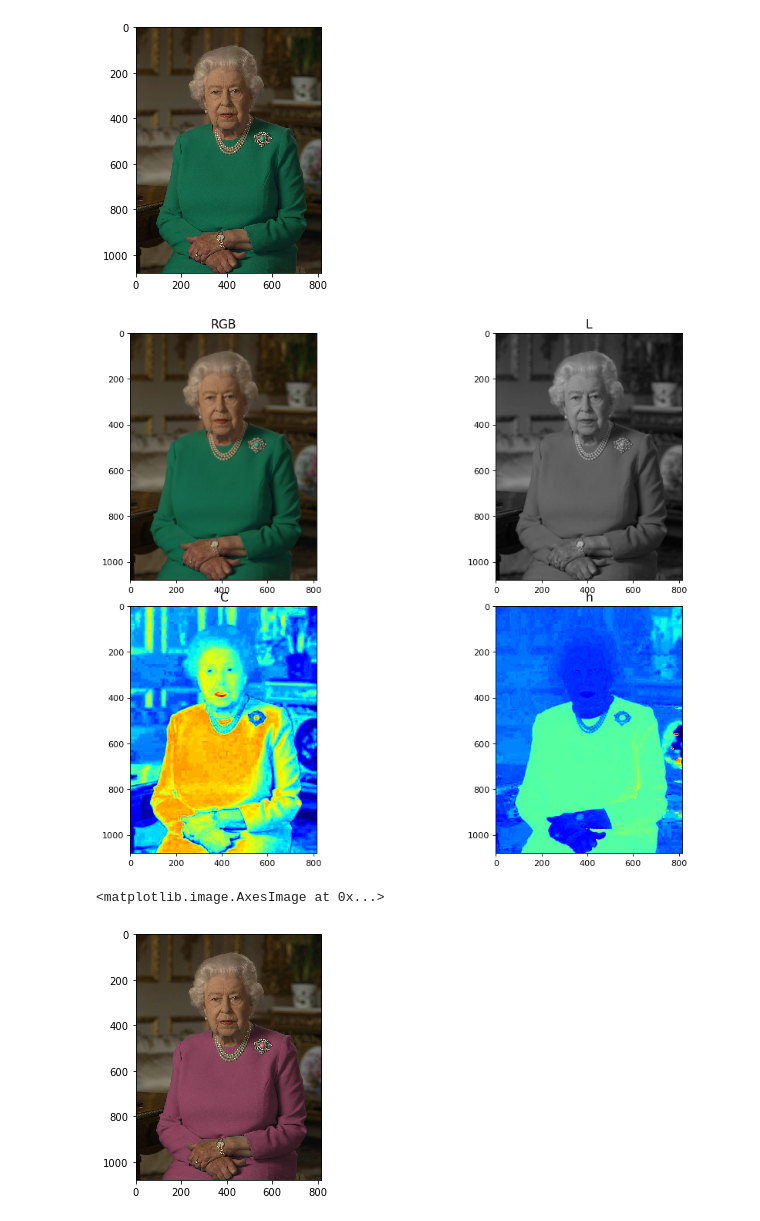
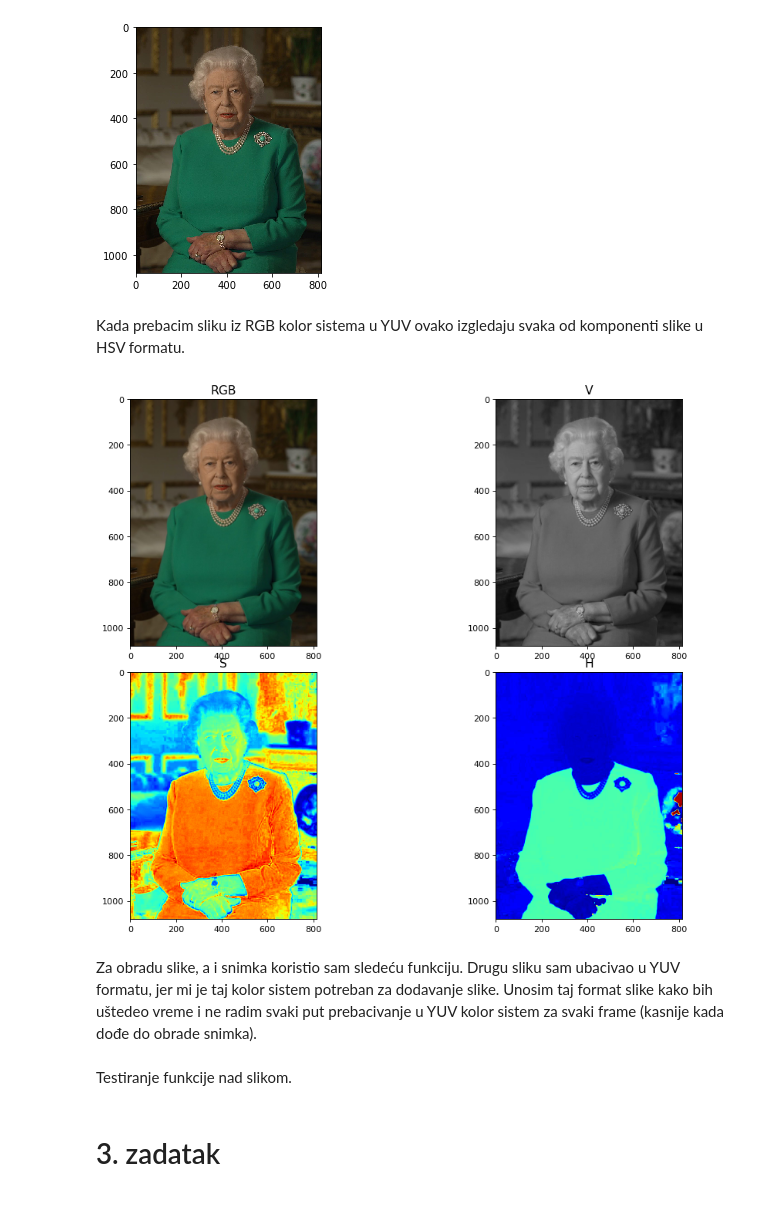
Before and after one commit to mmacura9/DOS_domaci1, a Jupyter notebook: domaci1_1.ipynb, the cells around one changed output. Cells and saved outputs as stored; diff of their text form; code cells hidden in the pictures.

```diff
--- a/domaci1_1.ipynb
+++ b/domaci1_1.ipynb
@@ -18,29 +26,60 @@ io.imshow(imgQueen)
 # %% [output]
 <matplotlib.image.AxesImage at 0x...>
 [figure]
+# %% [markdown]
+Kada prebacim sliku iz RGB kolor sistema u YUV ovako izgledaju svaka od komponenti slike u HSV formatu.
 # %%
-imgQueenLab = color.rgb2lab(imgQueen)
-
-imgQueenLCh = color.lab2lch(imgQueenLab)
-
+imgQueenHSV = color.rgb2hsv(imgQueen)
 fig, ax = plt.subplots(2, 2, figsize=(12,9), dpi=80);
 tight_layout();
 ax[0,0].imshow(imgQueen); ax[0,0].set_title('RGB', fontsize=14);
-ax[0,1].imshow(imgQueenLCh[:,:,0], vmin=np.min(imgQueenLCh[:,:,0]), vmax=np.max(imgQueenLCh[:,:,0]), cmap='gray'); ax[0,1].set_title('L', fontsize=14);
-ax[1,0].imshow(imgQueenLCh[:,:,1], vmin=np.min(imgQueenLCh[:,:,1]), vmax=np.max(imgQueenLCh[:,:,1]), cmap='jet'); ax[1,0].set_title('C', fontsize=14);
-ax[1,1].imshow(imgQueenLCh[:,:,2], vmin=0, vmax=2*pi, cmap='jet'); ax[1,1].set_title('h', fontsize=14);
+ax[0,1].imshow(imgQueenHSV[:,:,2], vmin=0, vmax=1, cmap='gray'); ax[0,1].set_title('V', fontsize=14);
+ax[1,0].imshow(imgQueenHSV[:,:,1], vmin=0, vmax=1, cmap='jet'); ax[1,0].set_title('S', fontsize=14);
+ax[1,1].imshow(imgQueenHSV[:,:,0], vmin=0, vmax=1, cmap='jet'); ax[1,1].set_title('H', fontsize=14);
 # %% [output]
-[figure, old version]
+[figure, new version]
+# %% [markdown]
+Za obradu slike, a i snimka koristio sam sledeću funkciju. Drugu sliku sam ubacivao u YUV formatu, jer mi je taj kolor sistem potreban za dodavanje slike. Unosim taj format slike kako bih uštedeo vreme i ne radim svaki put prebacivanje u YUV kolor sistem za svaki frame (kasnije kada dođe do obrade snimka).
 # %%
-downTreshold = 3*pi/4
-upTreshold = 5*pi/4
-mask = (imgQueenLCh[:,:,2]>downTreshold) & (imgQueenLCh[:,:,2]<upTreshold)
+def dressQueen(rgbQueen: np.array, yuvImg: np.array) -> np.array:
+    # prebacivanje u HSV i YUV kolor sistem
+    imgQueenHSV = color.rgb2hsv(rgbQueen)
+    imgQueenYUV = color.rgb2yuv(rgbQueen)
+    # skaliranje Y komponente kako bih mogao da skaliram Y komponentu druge slike
+    yComp = imgQueenYUV[:,:,0]/np.max(imgQueenYUV[:,:,0])
+    size1 = rgbQueen.shape
 
-imgQueenLCh[mask,2] = 0
-imgQueenLab = color.lch2lab(imgQueenLCh)
-imgQueen = color.lab2rgb(imgQueenLab)
+    # pravljenje maske na osnovu vrednosti boje i saturacije
+    mask = (imgQueenHSV[:,:,0]>0.2) & (imgQueenHSV[:,:,0]<0.5) & (imgQueenHSV[:,:,1]>=0.5)
 
-io.imshow(imgQueen)
+    # množim sa vrednostima saturacije kako bih dobio što manje vrednosti za one delove slike koji su se "provukli"
+    mask = mask*imgQueenHSV[:,:,1]
+    # filtriranje gausovim filtrom kako bih smanjio komponente van haljine
+    mask_gauss = filters.gaussian(mask, sigma=10, truncate=2)
+
+    # pravljenje nvrednosti koje treba da se ubace umesto haljine
+    newY = imgYUV[0:size1[0],0:size1[1],0]
+    newU = imgYUV[0:size1[0],0:size1[1],1]
+    newV = imgYUV[0:size1[0],0:size1[1],2]
+
+    # konacno pravljenje maske za haljinu
+    mask1 = mask_gauss>0.6
+
+    # za sve frame-ove koji imaju manje od 10000 piksela umesto kojih treba staviti drugu sliku treba da se odbace,
+    # jer je to premali broj piksela i to su frame-ovi gde se kraljica uopšte ne nalazi.
+    if np.sum(mask1)<10000:
+        return rgbQueen
+
+    # stavljanje druge slike umesto haljine
+    imgQueenYUV[mask1,0] = newY[mask1]*yComp[mask1]
+    imgQueenYUV[mask1,1] = newU[mask1]
+    imgQueenYUV[mask1,2] = newV[mask1]
+
+    # vracanje u RGB kolor sistem
+    imgQueenOutput = color.yuv2rgb(imgQueenYUV)
+
+    return imgQueenOutput
-# %% [output]
-<matplotlib.image.AxesImage at 0x...>
-[figure, removed]
+# %% [markdown]
+Testiranje funkcije nad slikom.
+# %% [markdown]
+# 3. zadatak
```
Also changed, not shown: parts of 15 cells of this notebook, 2 other files.
